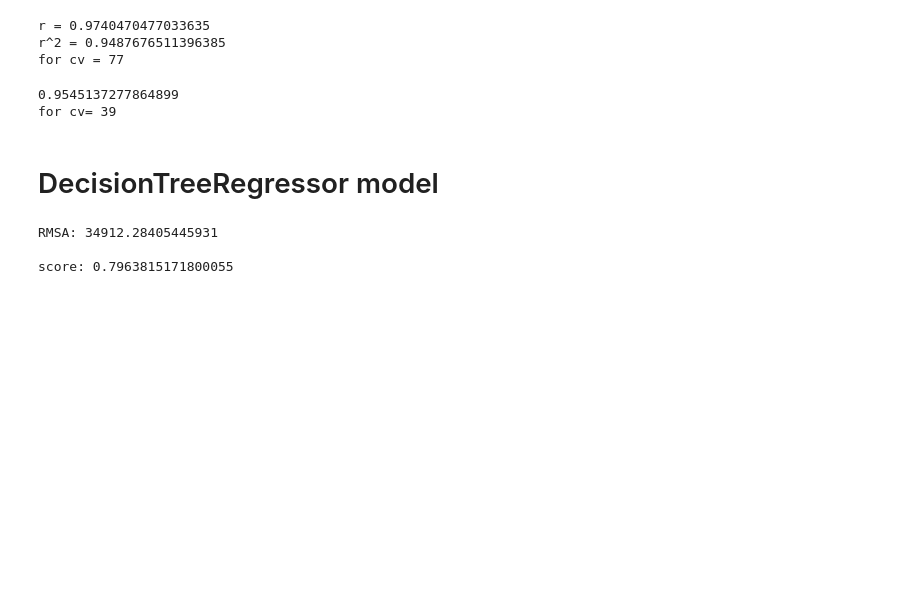
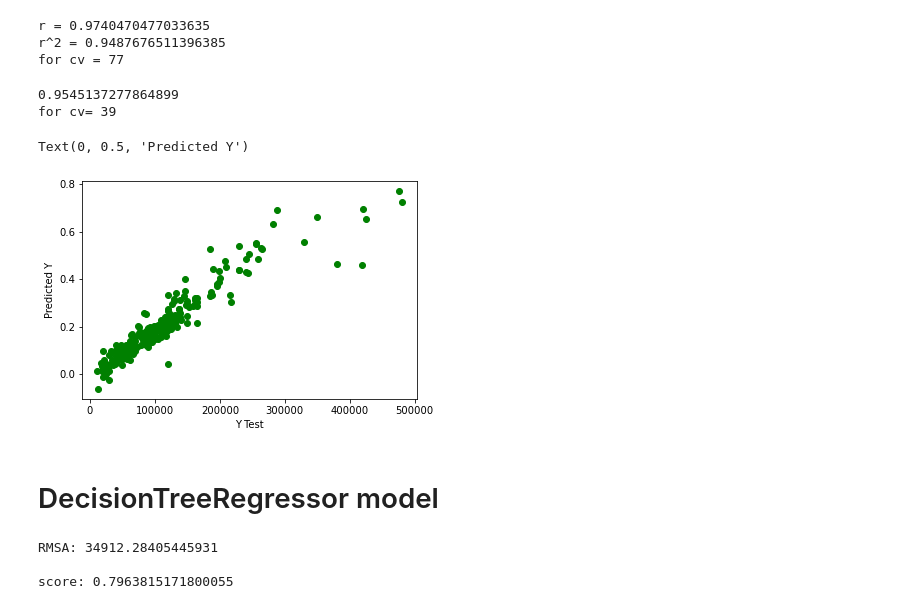
Before and after one commit to OrenAviya/project-semester-a, a Jupyter notebook: 4.Modeling.ipynb, the cells around one changed output. Saved outputs shown, nothing was run; the diff lists cells and outputs as text; code cells hidden in the pictures; blank space fills up the shorter version.

```diff
--- a/4.Modeling.ipynb
+++ b/4.Modeling.ipynb
@@ -227,3 +227,13 @@ print("for cv=", i)
 # %% [output]
 0.9545137277864899
 for cv= 39
+# %%
+predictions = lin_reg.predict(x_test1)
+# %%
+# Create a scatterplot of the real test values versus the predicted values.
+plt.scatter(y_test1 , predictions , color = "green")
+plt.xlabel('Y Test')
+plt.ylabel('Predicted Y')
+# %% [output]
+Text(0, 0.5, 'Predicted Y')
+[figure, added]
```
Also changed, not shown: parts of 38 cells of this notebook.
